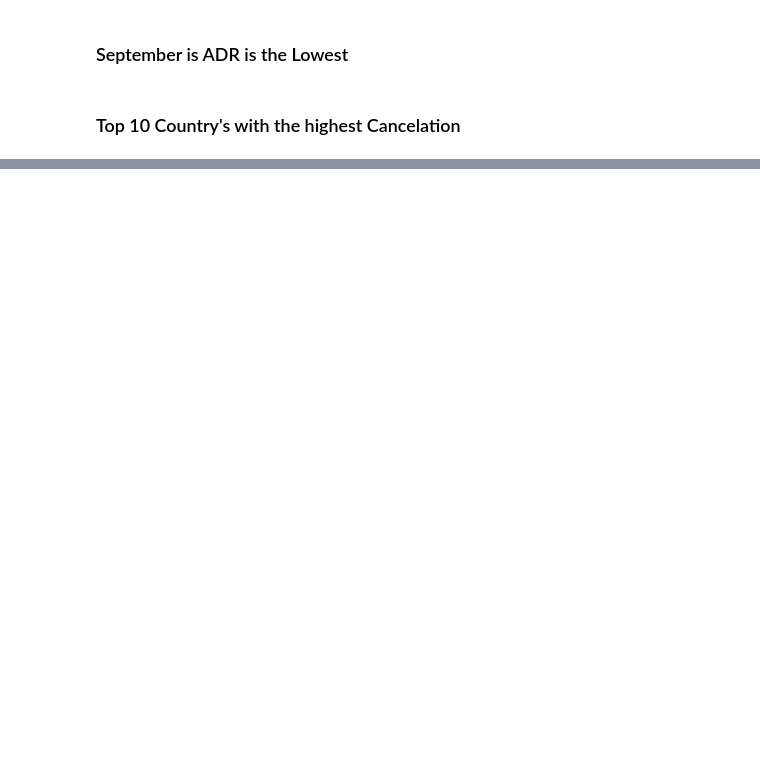
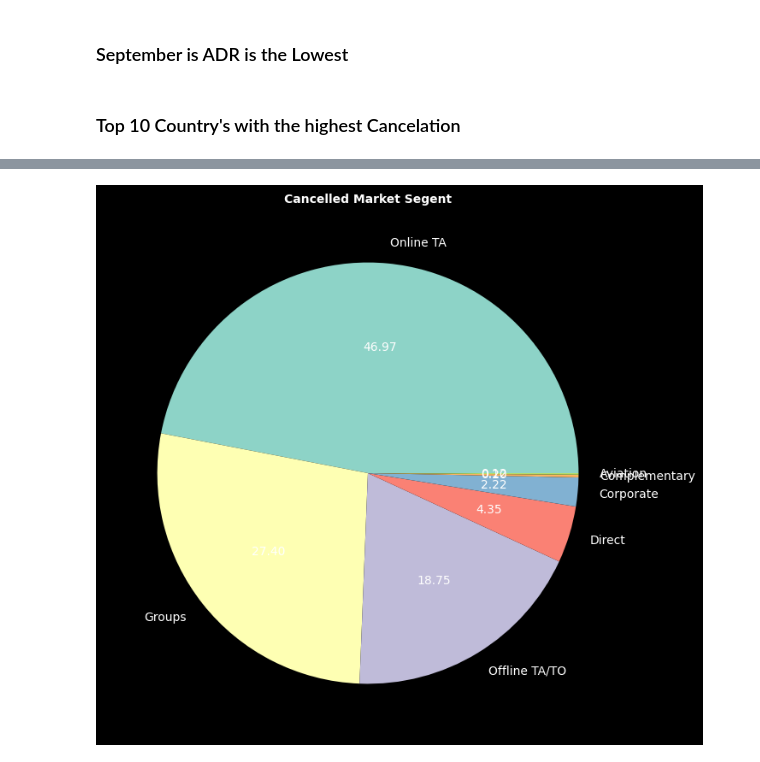
Before and after one commit to waseemofficial/Hotel-Booking-Data-, a Jupyter notebook: hotelBookingAnalysis.ipynb, the cells around one changed output, grey strips where cells are left out. Cells and saved outputs as stored; diff of their text form; code cells hidden in the pictures; blank space fills up the shorter version.

```diff
--- a/hotelBookingAnalysis.ipynb
+++ b/hotelBookingAnalysis.ipynb
@@ -286,0 +306,8 @@ plt.show()
+# %%
+cancelled_market_segment=cancelled_data["market_segment"].value_counts()
+plt.figure(figsize=(8,8))
+plt.title("Cancelled Market Segent",weight="bold",fontsize=10)
+plt.pie(cancelled_market_segment,autopct="%.2f",labels=cancelled_market_segment.index)
+plt.show()
+# %% [output]
+[figure, added]
```
Also changed, not shown: parts of 9 cells of this notebook, 2 other files.
